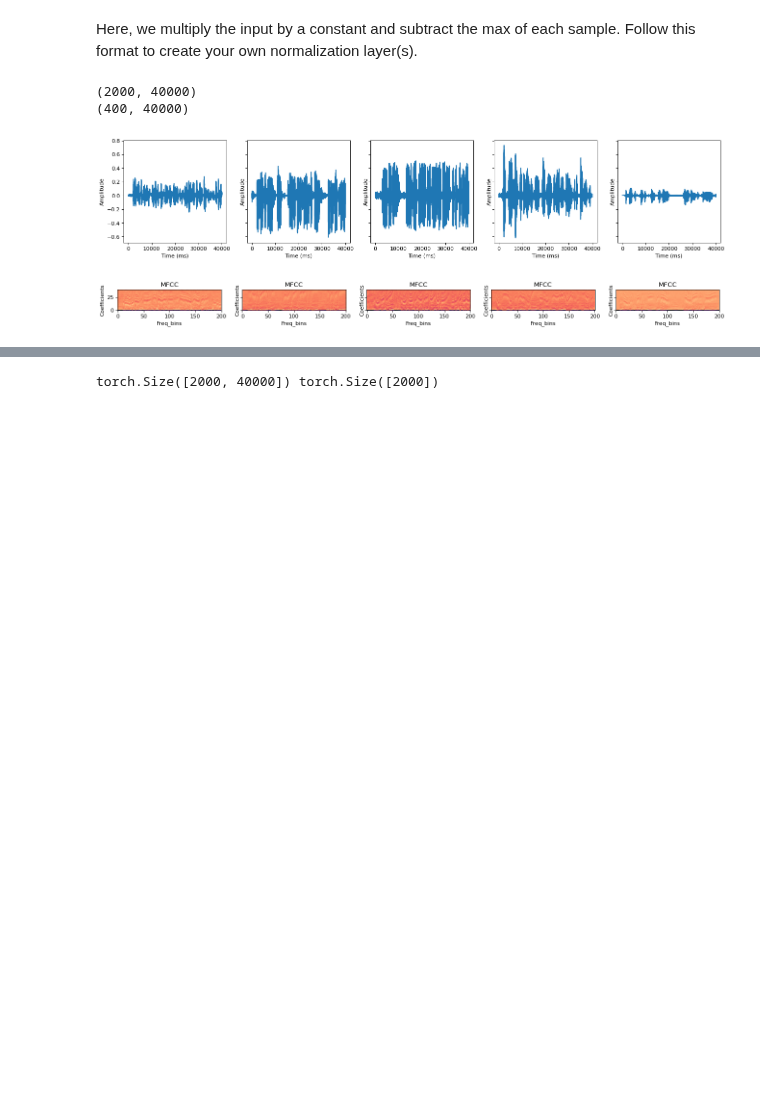
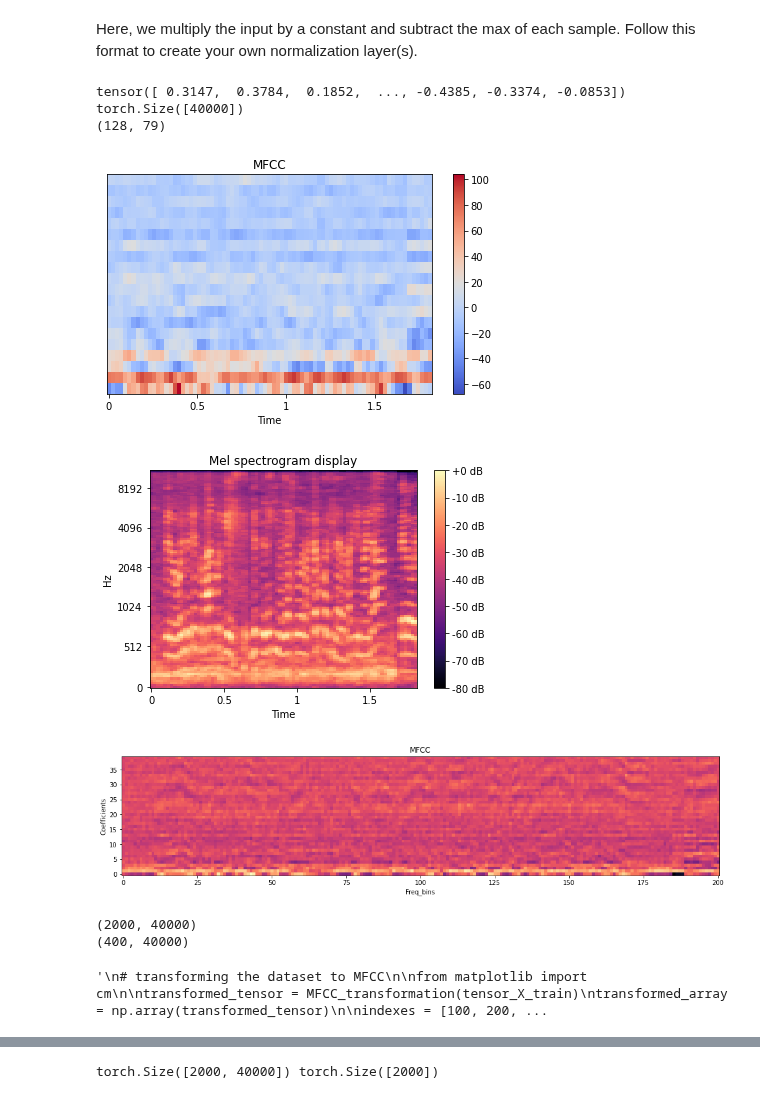
Before and after one commit to Floppy-vK/Language-ID, a Jupyter notebook: skeleton.ipynb, the cells around one changed output, grey strips where cells are left out. Drawn from its saved outputs; the diff is of its cells as text; code cells hidden in the pictures; blank space fills up the shorter version.

```diff
--- a/skeleton.ipynb
+++ b/skeleton.ipynb
@@ -94,6 +95,47 @@ class MFCC(nn.Module):
         return x
 
 MFCC_transformation = MFCC()
+# %%
+#testing different mfcc methods
+'''
+tensor_X_train = torch.tensor(X_train_sub)
+
+transformed_tensor = MFCC_transformation(tensor_X_train)
+
+import librosa
+from matplotlib import cm
+
+img = tensor_X_train[0]
+print(img)
+print(img.shape)
+
+y = np.array(img)
+sr = 40000/5
+
+new = librosa.feature.mfcc(y=y, sr=sr, n_mfcc=20)
+print(mfcc.shape)
+
+plt.figure(figsize=(6, 4))
+librosa.display.specshow(new, x_axis='time')
+plt.colorbar()
+plt.title('MFCC')
+plt.tight_layout()
+plt.show()
+
+plt.figure(figsize=(20,3.5))
+plt.imshow(old, cmap=cm.magma, origin = 'lower')
+plt.xlabel('Freq_bins')
+plt.ylabel('Coefficients')
+plt.title("MFCC")
+plt.show()
+'''
+# %% [output]
+tensor([ 0.3147,  0.3784,  0.1852,  ..., -0.4385, -0.3374, -0.0853])
+torch.Size([40000])
+(128, 79)
+[figure, added]
+[figure, added]
+[figure, added]
 # %%
 #Isolating english and spanish for the initial model creation
 
@@ -143,6 +185,5 @@ for ax, audio_index in zip(axes,indexes):
 #plt.savefig('spectrograms.png')
 """
 # %% [output]
-[figure, removed]
-[figure, removed]
+'\n# transforming the dataset to MFCC\n\nfrom matplotlib import cm\n\ntransformed_tensor = MFCC_transformation(tensor_X_train)\ntransformed_array = np.array(transformed_tensor)\n\nindexes = [100, 200, ...
 # %%
```
Also changed, not shown: parts of 4 cells of this notebook.
